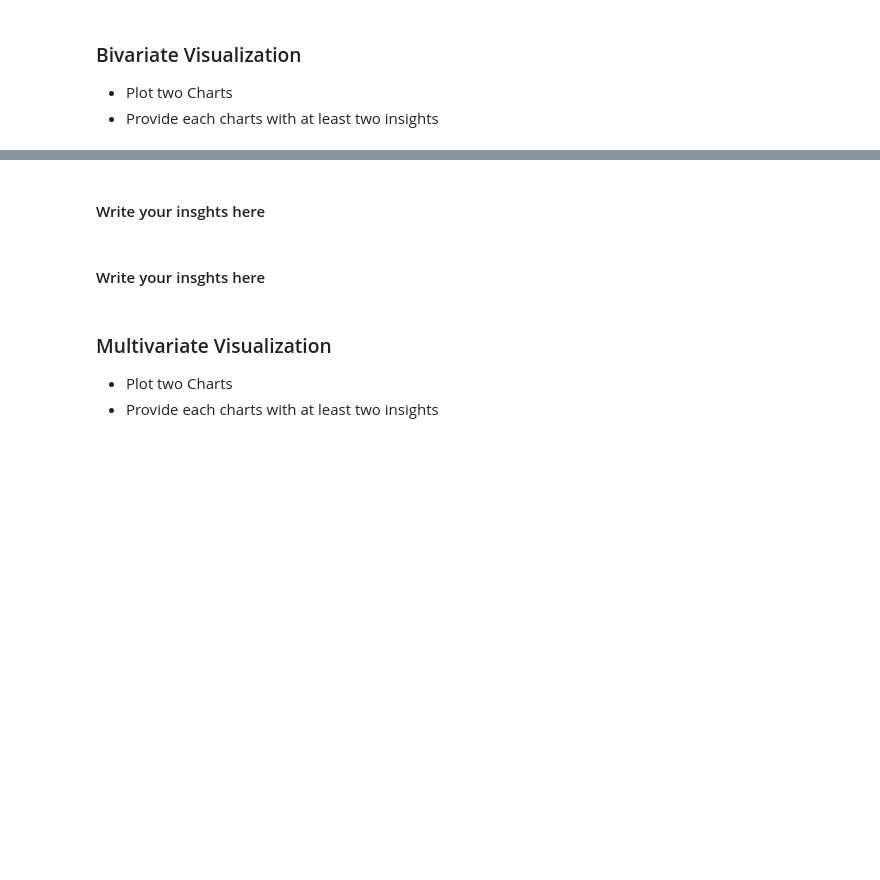
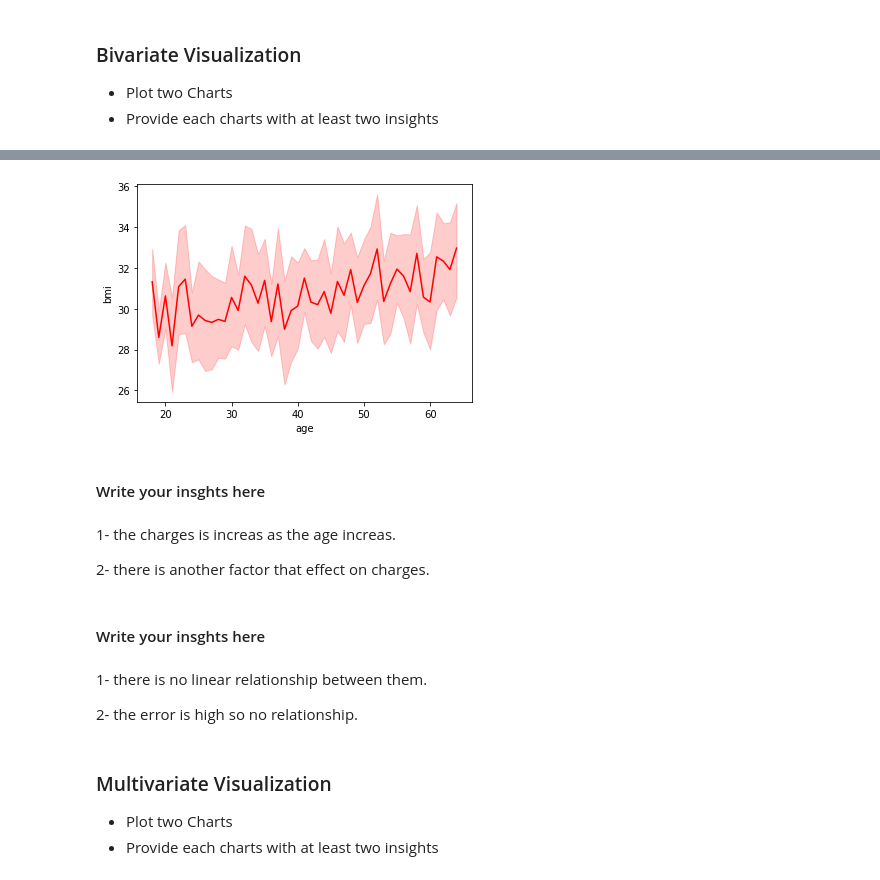
Before and after one commit to Tuwaiq-Data-Science-Bootcamp-V2/EDA-Lab1, a Jupyter notebook: EDA_Assignment .ipynb, the cells around one changed output, grey strips where cells are left out. Saved outputs shown, nothing was run; the diff lists cells and outputs as text; code cells hidden in the pictures; blank space fills up the shorter version.

```diff
--- a/EDA_Assignment .ipynb
+++ b/EDA_Assignment .ipynb
@@ -17,7 +72,19 @@
+# %%
+sns.lineplot(data=data,x='age',y='bmi',color='red');
+# %% [output]
+[figure, added]
 # %% [markdown]
 #### Write your insghts here
+# %% [markdown]
+1- the charges is increas as the age increas.
+
+2- there is another factor that effect on charges.
 # %% [markdown]
 #### Write your insghts here
+# %% [markdown]
+1- there is no linear relationship between them.
+
+2- the error is high so no relationship.
 # %% [markdown]
 ### Multivariate Visualization
 * Plot two Charts
```
Also changed, not shown: parts of 11 cells of this notebook, 1 other file.
